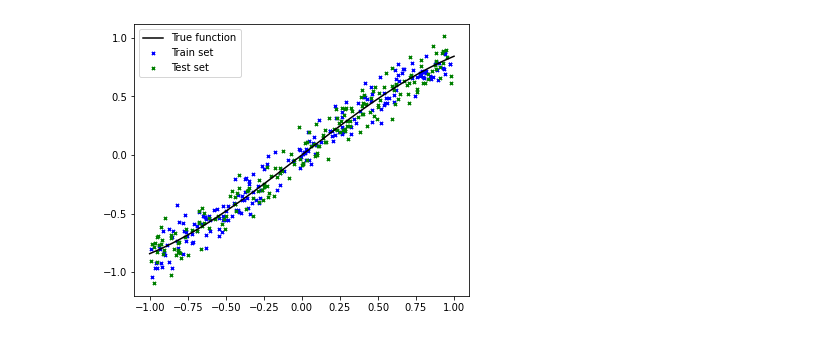
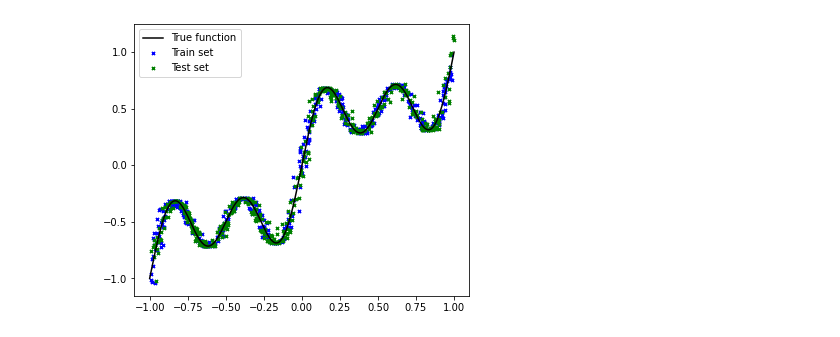
Before and after one commit to jetsnguns/bayesnn, a Jupyter notebook: bnn_reg_full.ipynb, the cells around one changed output. Cells and saved outputs as stored; diff of their text form; code cells hidden in the pictures.

```diff
--- a/bnn_reg_full.ipynb
+++ b/bnn_reg_full.ipynb
@@ -18,9 +19,10 @@ from bayesnn.models.bbb_het_reg import BBBHetRegModel
 # %%
 device = 'cuda:0' if torch.cuda.is_available() else 'cpu'
 # %%
-def true_f(x):
+def true_f(x, e=0):
+    return x + 0.3 * np.sin(2 * np.pi * (x + e)) + 0.3 * np.sin(4. * np.pi * (x + e))
     #return np.sin(12.0 * x) + 0.66 * np.cos(25.0 * x) + 3.0
-    return np.sin(x)
+    #return np.sin(x)
 
 
 def get_data(train_size=100, test_size=100):
@@ -30,25 +32,26 @@ def get_data(train_size=100, test_size=100):
 
     #X = np.linspace(-2.0, 2.0, num=n)
     X = np.random.uniform(-1.0, 1.0, n)
-    Y = true_f(X) + np.random.normal(0, 0.1, n)
+    e = np.random.normal(0, 0.02, n)
+    Y = true_f(X, e=e) + e
 
     return X[:train_size], Y[:train_size], X[train_size:], Y[train_size:]
 # %%
 true_x = np.linspace(-1.0, 1.0, 1000)
-true_y = true_f(true_x)
+true_y = true_f(true_x, e=0)
 
-X_train, y_train, X_test, y_test = get_data(200, 200)
+X_train, y_train, X_test, y_test = get_data(500, 500)
 
 plt.figure(figsize = (6, 5))
 plt.style.use('default')
 
 plt.plot(true_x, true_y, color='black', label='True function')
 plt.scatter(X_train, y_train, s=10, marker='x', color='blue', label='Train set')
 plt.scatter(X_test, y_test, s=10, marker='x', color='green', label='Test set')
 
 plt.legend()
 
 plt.show()
 # %% [output]
-[figure, old version]
+[figure, new version]
 # %%
```
Also changed, not shown: parts of 15 cells of this notebook, 6 other files.
